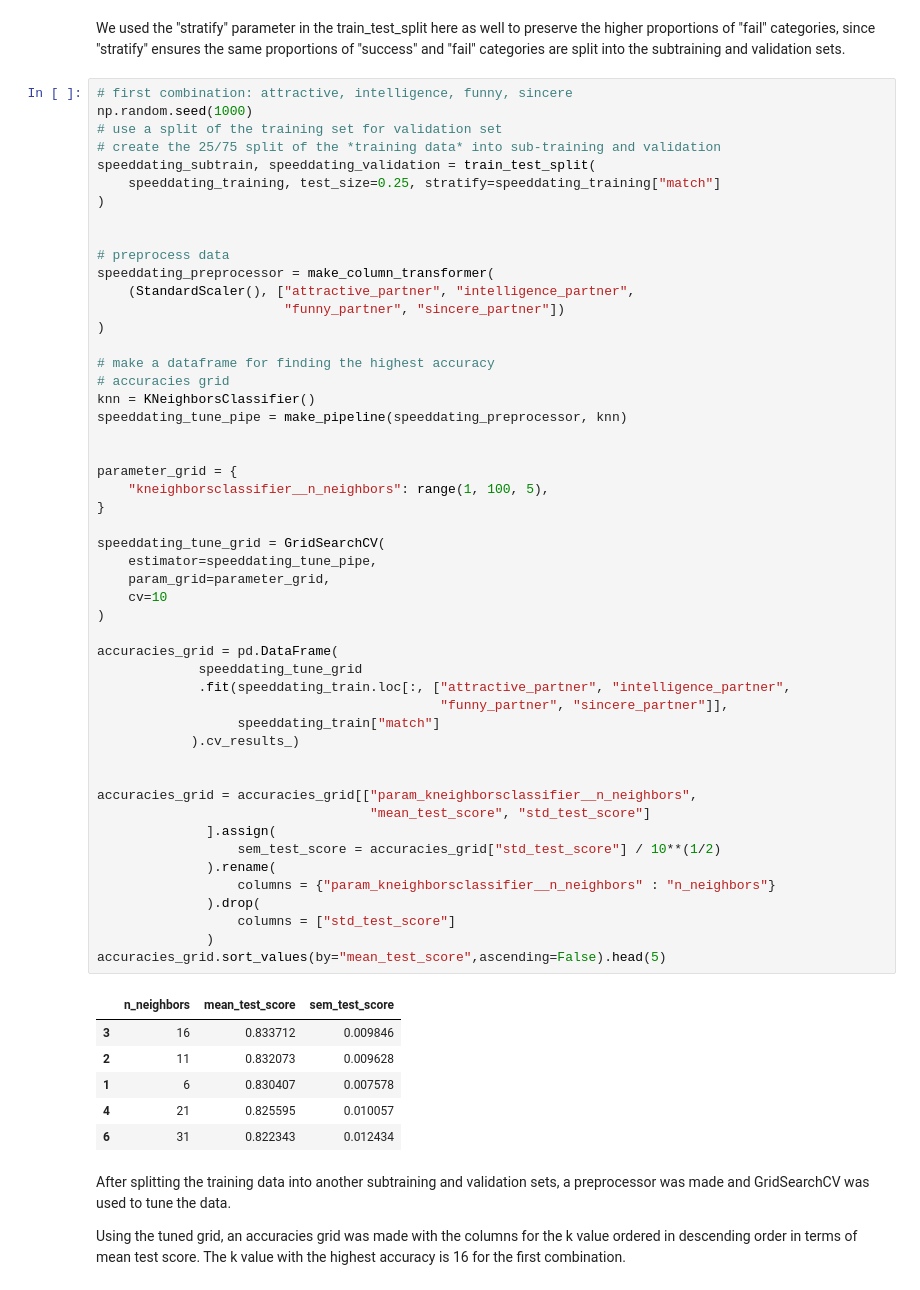
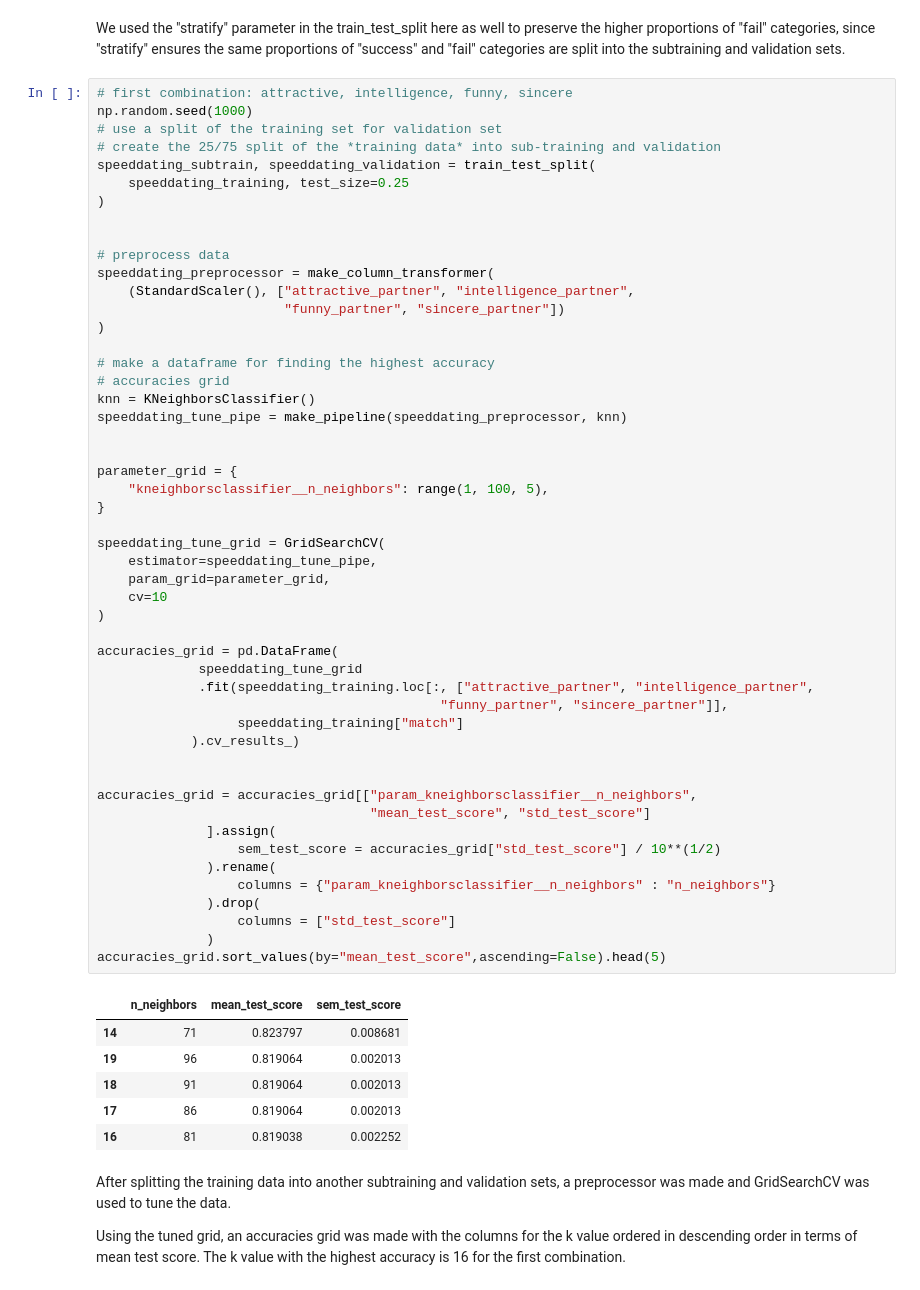
Before and after one commit to mkimur02/final_project_dsci100, a Jupyter notebook: Untitled.ipynb, the cells around one changed output. Saved outputs shown, nothing was run; the diff lists cells and outputs as text.

```diff
--- a/Untitled.ipynb
+++ b/Untitled.ipynb
@@ -191,7 +191,7 @@ np.random.seed(1000)
 # use a split of the training set for validation set
 # create the 25/75 split of the *training data* into sub-training and validation
 speeddating_subtrain, speeddating_validation = train_test_split(
-    speeddating_training, test_size=0.25, stratify=speeddating_training["match"]
+    speeddating_training, test_size=0.25
 )
 
 
@@ -208,40 +208,40 @@ speeddating_tune_pipe = make_pipeline(speeddating_preprocessor, knn)
 
 
 parameter_grid = {
     "kneighborsclassifier__n_neighbors": range(1, 100, 5),
 }
 
 speeddating_tune_grid = GridSearchCV(
     estimator=speeddating_tune_pipe,
     param_grid=parameter_grid,
     cv=10
 )
 
 accuracies_grid = pd.DataFrame(
              speeddating_tune_grid
-             .fit(speeddating_train.loc[:, ["attractive_partner", "intelligence_partner",
+             .fit(speeddating_training.loc[:, ["attractive_partner", "intelligence_partner",
                                             "funny_partner", "sincere_partner"]],
-                  speeddating_train["match"]
+                  speeddating_training["match"]
             ).cv_results_)
 
 
 accuracies_grid = accuracies_grid[["param_kneighborsclassifier__n_neighbors",
                                    "mean_test_score", "std_test_score"]
               ].assign(
                   sem_test_score = accuracies_grid["std_test_score"] / 10**(1/2)
               ).rename(
                   columns = {"param_kneighborsclassifier__n_neighbors" : "n_neighbors"}
               ).drop(
                   columns = ["std_test_score"]
               )
 accuracies_grid.sort_values(by="mean_test_score",ascending=False).head(5)
 # %% [output]
 |  | n_neighbors | mean_test_score | sem_test_score |
-| 3 | 16 | 0.833712 | 0.009846 |
-| 2 | 11 | 0.832073 | 0.009628 |
-| 1 | 6 | 0.830407 | 0.007578 |
-| 4 | 21 | 0.825595 | 0.010057 |
-| 6 | 31 | 0.822343 | 0.012434 |
+| 14 | 71 | 0.823797 | 0.008681 |
+| 19 | 96 | 0.819064 | 0.002013 |
+| 18 | 91 | 0.819064 | 0.002013 |
+| 17 | 86 | 0.819064 | 0.002013 |
+| 16 | 81 | 0.819038 | 0.002252 |
 # %% [markdown]
 After splitting the training data into another subtraining and validation sets, a preprocessor was made and GridSearchCV was used to tune the data.
 
```
Also changed, not shown: parts of 17 cells of this notebook.
